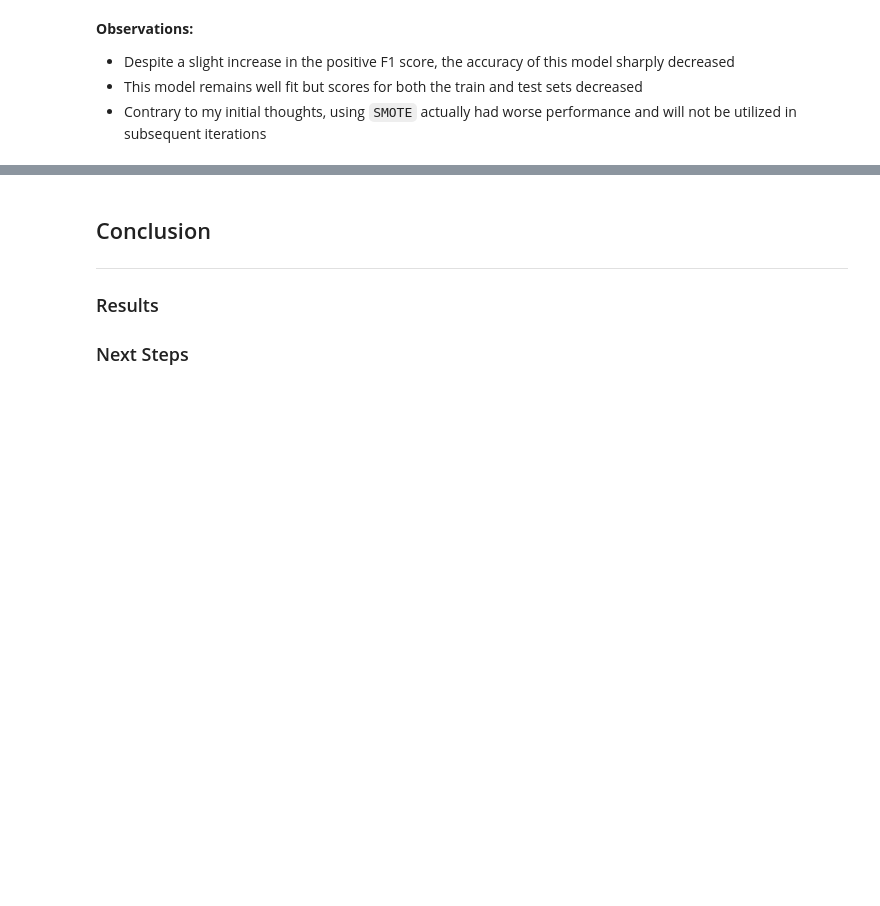
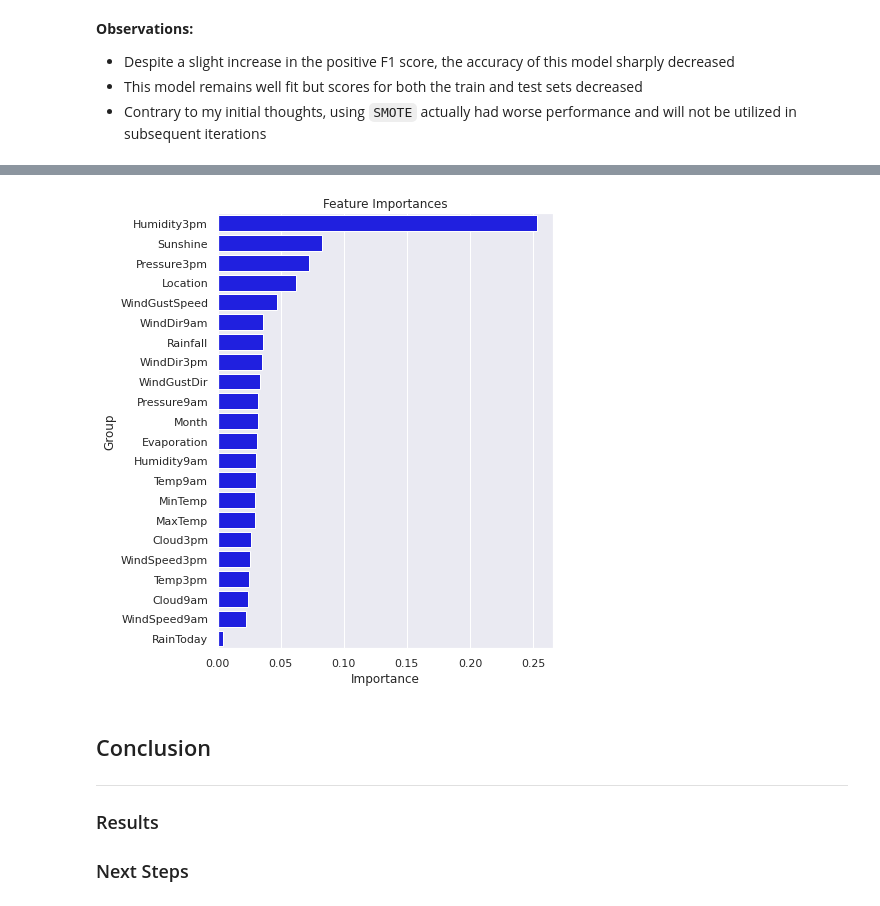
Before and after one commit to tjkyner/australian-rain-prediction, a Jupyter notebook: notebook.ipynb, the cells around one changed output, grey strips where cells are left out. Drawn from its saved outputs; the diff is of its cells as text; code cells hidden in the pictures; blank space fills up the shorter version.

```diff
--- a/notebook.ipynb
+++ b/notebook.ipynb
@@ -754,0 +821,7 @@ Test score:  0.7807
+# %%
+feature_imp_df = pd.DataFrame(data={'Feature': df_final.columns.drop('RainTomorrow'),
+                                    'Importance': clf.feature_importances_
+                                   }
+                             )
+feature_imp_df['Group'] = feature_imp_df.Feature.apply(lambda x: x.split('_')[0])
+feature_imp_df
@@ -754,0 +864,4 @@ Test score:  0.7807
+# %%
+feature_imp_df_grouped = feature_imp_df.groupby(by='Group').sum()
+feature_imp_df_grouped.sort_values('Importance', ascending=False, inplace=True)
+feature_imp_df_grouped
@@ -755,3 +887,13 @@ Test score:  0.7807
+# %%
+plt.figure(figsize=(6, 8))
+sns.barplot(y=feature_imp_df_grouped.index,
+            x=feature_imp_df_grouped.Importance,
+            orient='h',
+            color='blue'
+           )
+plt.title('Feature Importances');
+# %% [output]
+[figure, added]
 # %% [markdown]
 ## Conclusion
 ---
```
Also changed, not shown: parts of 23 cells of this notebook.
